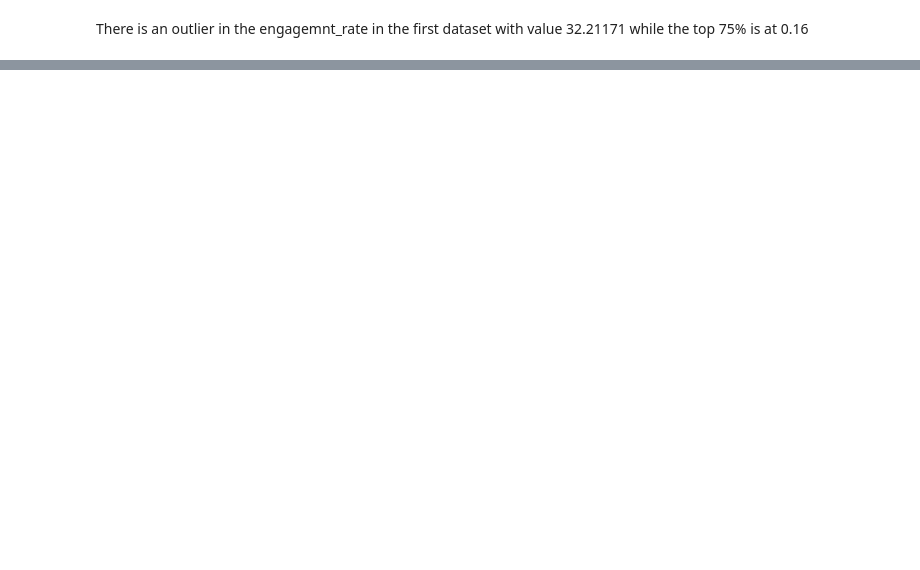
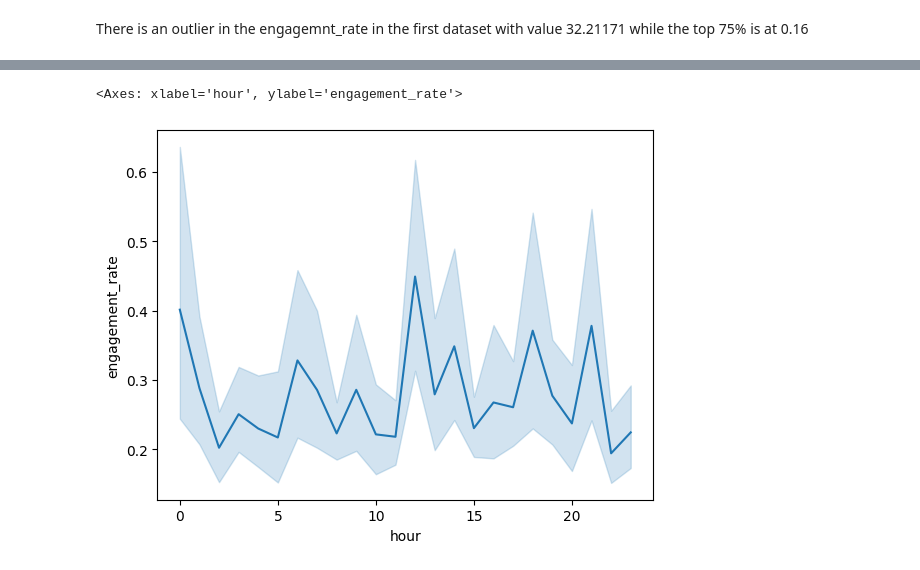
Before and after one commit to 3bdallahai/Social-Media-Intelligence-And-Insights, a Jupyter notebook: Drafts/dataCleaning.ipynb, the cells around one changed output, grey strips where cells are left out. Cells and saved outputs as stored; diff of their text form; code cells hidden in the pictures; blank space fills up the shorter version.

```diff
--- a/Drafts/dataCleaning.ipynb
+++ b/Drafts/dataCleaning.ipynb
@@ -127,0 +220,6 @@ There is an outlier in the engagemnt_rate in the first dataset with value 32.211
+# %%
+df_1['hour'] = pd.to_datetime(df_1['timestamp']).dt.hour
+sns.lineplot(x='hour', y='engagement_rate', data=df_1)
+# %% [output]
+<Axes: xlabel='hour', ylabel='engagement_rate'>
+[figure, added]
```
Also changed, not shown: parts of 14 cells of this notebook.
